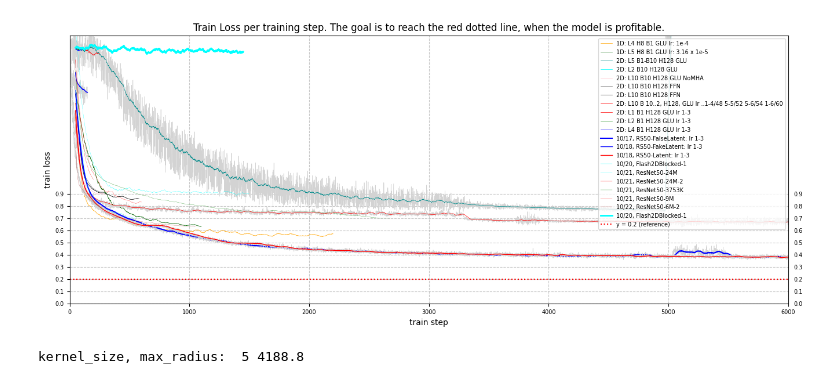
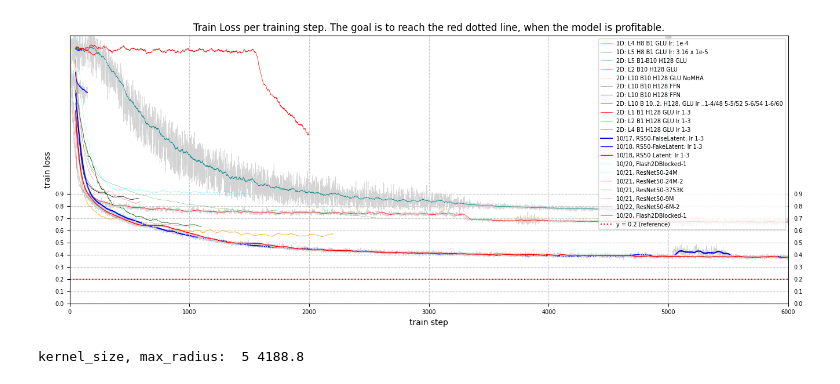
Before and after one commit to MachineLearningMike/Zeus2026, a Jupyter notebook: models/test01.ipynb, the cells around one changed output. Drawn from its saved outputs; the diff is of its cells as text; code cells hidden in the pictures.

```diff
--- a/models/test01.ipynb
+++ b/models/test01.ipynb
@@ -37,35 +37,35 @@ analyze("D:\\Zeus_Data\\bayes\\16-128-32-1944-5-GLU\\train_state-16-128-32-1944-
 analyze("D:\\Zeus_Data\\bayes\\16-128-32-1944-5-GLU-no_PE\\train_state-16-128-32-1944-5-GLU.json", window1, 'green', '2D no_PE: L5 B2 H128 GLU lr 1-3', hide_details=True, lw=0.1)
 analyze("D:\\Zeus_Data\\bayes\\16-128-32-1944-1-GLU\\train_state-16-128-32-1944-1-GLU.json", window1, 'red', '2D: L1 B1 H128 GLU lr 1-3', hide_details=True, lw=0.5)
 analyze("D:\\Zeus_Data\\bayes\\16-128-32-1944-2-GLU\\train_state-16-128-32-1944-2-GLU.json", window1, 'green', '2D: L2 B1 H128 GLU lr 1-3', hide_details=True, lw=0.5)
 analyze("D:\\Zeus_Data\\bayes\\16-128-32-1944-4-GLU\\train_state-16-128-32-1944-4-GLU.json", window1, 'blue', '2D: L4 B1 H128 GLU lr 1-3', hide_details=True, lw=0.5)
 analyze("D:\\Zeus_Data\\bayes\\ResNet50\\train_state-16-128-32-1944-5-GLU.json", window1, 'blue', '10/17, RS50-FalseLatent: lr 1-3', hide_details=False, lw=1.5)
 analyze("D:\\Zeus_Data\\bayes\\ResNet50-NewCodec\\train_state-16-128-32-1944-5-GLU.json", window1, 'blue', '10/18, RS50-FakeLatent: lr 1-3', hide_details=False, lw=1.)
 analyze("D:\\Zeus_Data\\bayes\\ResNet50-NewCodec-2\\train_state.json", window1, 'red', '10/18, RS50-Latent: lr 1-3', hide_details=False, lw=1.)
 analyze("D:\\Zeus_Data\\bayes\\Flash2DBlocked-1\\train_state.json", window1, 'cyan', '10/20, Flash2DBlocked-1', hide_details=True, lw=0.2)
 analyze("D:\\Zeus_Data\\bayes\\ResNet50-24M\\train_state.json", window1, 'cyan', '10/21, ResNet50-24M', hide_details=True, lw=.2)
 analyze("D:\\Zeus_Data\\bayes\\ResNet50-24M-2\\train_state.json", window1, 'red', '10/21, ResNet50-24M-2', hide_details=True, lw=.2)
 analyze("D:\\Zeus_Data\\bayes\\ResNet50-3753K\\train_state.json", window1, 'green', '10/21, ResNet50-3753K', hide_details=True, lw=.2)
 analyze("D:\\Zeus_Data\\bayes\\ResNet50-9M\\train_state.json", window1, 'red', '10/21, ResNet50-9M', hide_details=True, lw=.2)
 analyze("D:\\Zeus_Data\\bayes\\ResNet50-9M-2\\train_state.json", window1, 'brown', '10/21, ResNet50-9M-2', hide_details=True, lw=.2)
 analyze("D:\\Zeus_Data\\bayes\\ResNet50-9M-2\\train_state.json", window1, 'brown', '10/21, ResNet50-9M-2', hide_details=True, lw=.2)
 analyze("D:\\Zeus_Data\\bayes\\ResNet50-6M-2\\train_state.json", window1, 'brown', '10/22, ResNet50-6M-2', hide_details=True, lw=.2)
-analyze("D:\\Zeus_Data\\bayes\\Flash2DBlocked-2\\train_state.json", window1, 'cyan', '10/20, Flash2DBlocked-1', hide_details=True, lw=2)
+analyze("D:\\Zeus_Data\\bayes\\Flash2DBlocked-2\\train_state.json", window1, 'red', '10/20, Flash2DBlocked-1', hide_details=True, lw=.5)
 
 plt.ylim(0, 2.2)   # 👈 set y-axis rang
 plt.xlim(0, 6000)   # 👈 set y-axis rang
 plt.yticks(np.arange(0, 1.0, 0.1))
 # plt.xticks(np.arange(0, 12001, 500), labels=[str(i) for i in range(0, 6001)])
 plt.xlabel("train step")
 plt.ylabel("train loss")
 plt.tick_params(axis='y', labelright=True)
 plt.tick_params(labelsize=7)
 plt.grid(axis='y', linestyle='--', alpha=0.7)  # horizontal dashed lines
 plt.grid(axis='x', linestyle='--', alpha=0.7)  # 👈 vertical dashed lines
 plt.axhline(y=0.2, color='red', linestyle=':', linewidth=1.5, label='y = 0.2 (reference)')
 plt.legend(fontsize=7, loc='upper right')
 plt.show()
 # %% [output]
-[figure, old version]
+[figure, new version]
 # %%
 radius = 3770
 factor10=3
```
Also changed, not shown: 9 other files.
